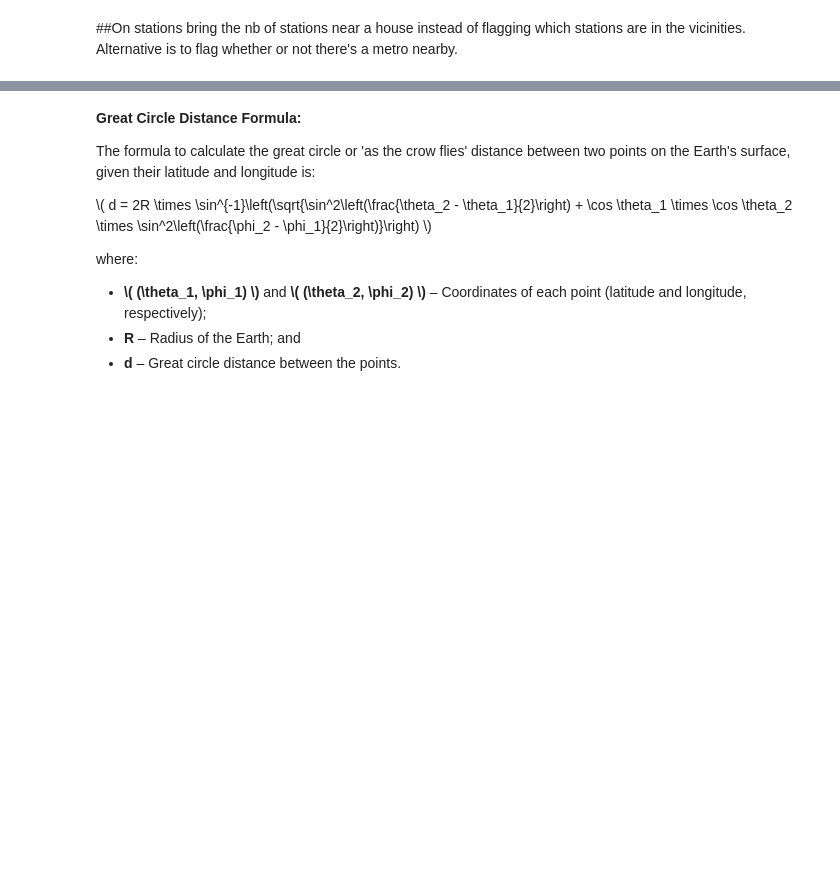
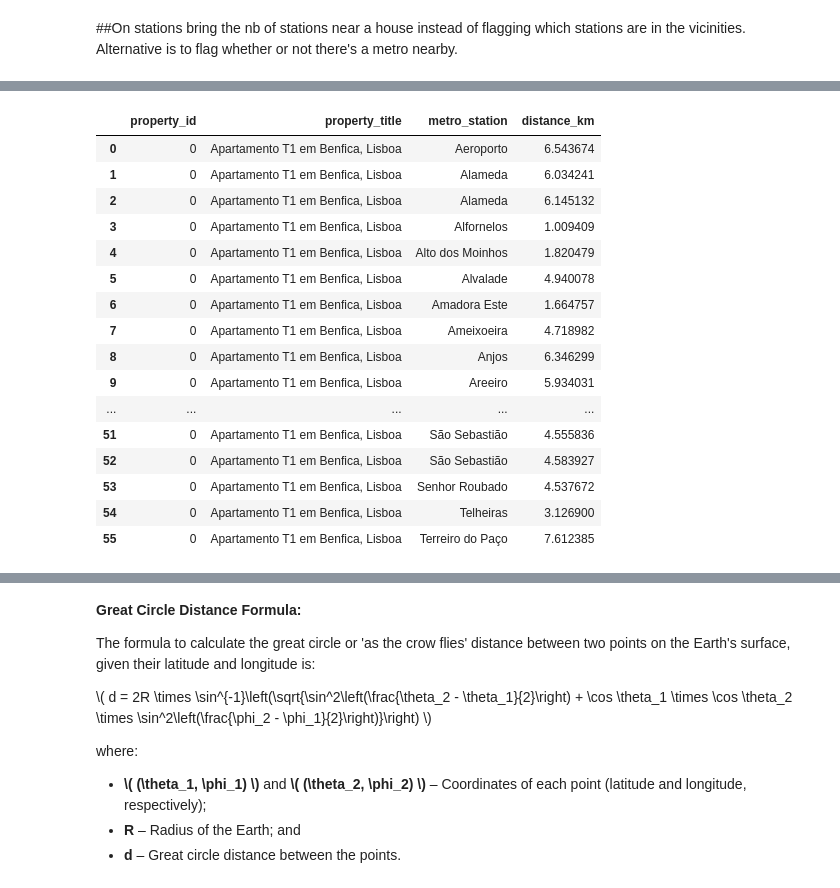
Before and after one commit to Diogomarquesbass/pds_p2, a Jupyter notebook: Web Scrapping (3).ipynb, the cells around one changed output, grey strips where cells are left out. Cells and saved outputs as stored; diff of their text form; code cells hidden in the pictures; blank space fills up the shorter version.

```diff
--- a/Web Scrapping (3).ipynb
+++ b/Web Scrapping (3).ipynb
@@ -175,3 +172,6 @@ Lisbon_Metro.head()
 | 2 | Alameda | Alameda II (técn.) | Vermelha | 38.73697 | −9.13261 |
 | 3 | Alfornelos | — | Azul | 38.76038 | −9.20435 |
 | 4 | Alto dos Moinhos | Centro Administrativo (prev.) | Azul | 38.74994 | −9.18003 |
+# %%
+Lisbon_Metro = Lisbon_Metro[~Lisbon_Metro['Lat.'].astype(str).str.contains('Lat.')]
+Lisbon_Metro = Lisbon_Metro[~Lisbon_Metro['Long.'].astype(str).str.contains('Long.')]
@@ -333,5 +343,0 @@ print(unique_stations)
-# %%
-for station in unique_stations:
-    Lisbon_Properties[station] = 0
-
-Lisbon_Properties.head()
@@ -345,0 +401,20 @@ Lisbon_Properties.head()
+# %%
+Distances_df.loc[Distances_df['property_id'] == 0]
+# %% [output]
+|  | property_id | property_title | metro_station | distance_km |
+| 0 | 0 | Apartamento T1 em Benfica, Lisboa | Aeroporto | 6.543674 |
+| 1 | 0 | Apartamento T1 em Benfica, Lisboa | Alameda | 6.034241 |
+| 2 | 0 | Apartamento T1 em Benfica, Lisboa | Alameda | 6.145132 |
+| 3 | 0 | Apartamento T1 em Benfica, Lisboa | Alfornelos | 1.009409 |
+| 4 | 0 | Apartamento T1 em Benfica, Lisboa | Alto dos Moinhos | 1.820479 |
+| 5 | 0 | Apartamento T1 em Benfica, Lisboa | Alvalade | 4.940078 |
+| 6 | 0 | Apartamento T1 em Benfica, Lisboa | Amadora Este | 1.664757 |
+| 7 | 0 | Apartamento T1 em Benfica, Lisboa | Ameixoeira | 4.718982 |
+| 8 | 0 | Apartamento T1 em Benfica, Lisboa | Anjos | 6.346299 |
+| 9 | 0 | Apartamento T1 em Benfica, Lisboa | Areeiro | 5.934031 |
+| ... | ... | ... | ... | ... |
+| 51 | 0 | Apartamento T1 em Benfica, Lisboa | São Sebastião | 4.555836 |
+| 52 | 0 | Apartamento T1 em Benfica, Lisboa | São Sebastião | 4.583927 |
+| 53 | 0 | Apartamento T1 em Benfica, Lisboa | Senhor Roubado | 4.537672 |
+| 54 | 0 | Apartamento T1 em Benfica, Lisboa | Telheiras | 3.126900 |
+| 55 | 0 | Apartamento T1 em Benfica, Lisboa | Terreiro do Paço | 7.612385 |
```
Also changed, not shown: parts of 16 cells of this notebook.
